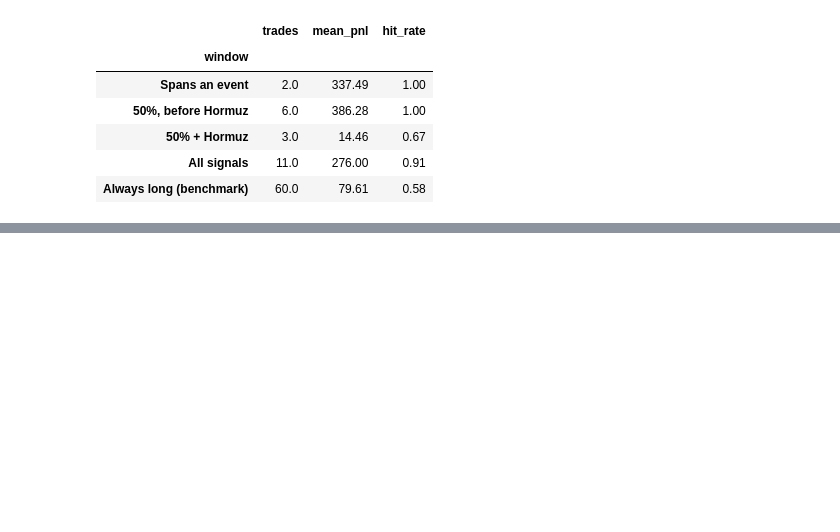
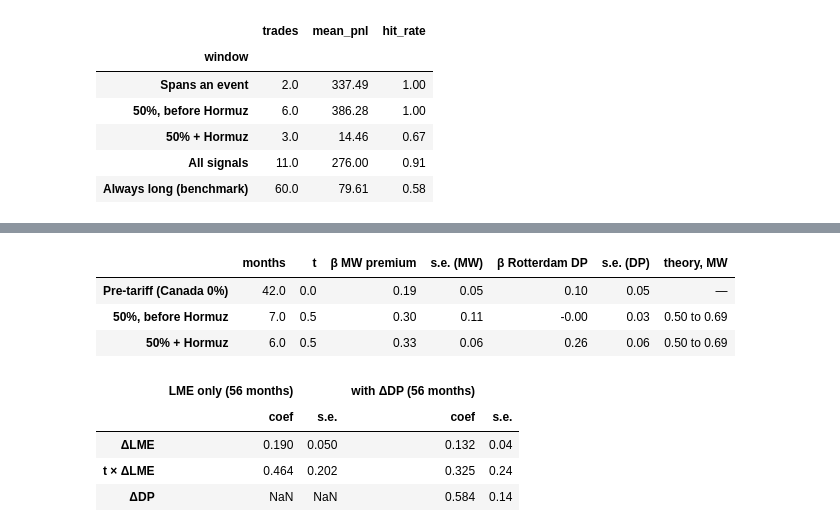
Before and after one commit to ricardo-sonda/al-mwp, a Jupyter notebook: notebook.ipynb, the cells around one changed output, grey strips where cells are left out. Cells and saved outputs as stored; diff of their text form; code cells hidden in the pictures; blank space fills up the shorter version.

Commit message:
added COMEX data, redid risk analysis

```diff
--- a/notebook.ipynb
+++ b/notebook.ipynb
@@ -1143,0 +1040,48 @@ Takeaway:
+# %%
+# Evidence 1, monthly spot: the premium's LME beta, i.e. the slope of Δ MW premium (monthly average) on Δ LME cash (monthly
+# average), by regime. Rotterdam DP is the control: it is priced off the same global market but faces no US tariff, so a
+# tight-market story raises both betas, while the tariff raises only the MW one (prediction 2).
+# Months whose change spans a tariff announcement or step (Feb–Apr and Jun–Jul 2025) are left out: the premium's jump in
+# those months is the tariff level changing, not an LME shock.
+def hac_ols(y, X, lags):
+    return sm.OLS(y, sm.add_constant(X), missing="drop").fit(cov_type="HAC", cov_kwds={"maxlags": lags})
+
+STEP_MONTHS = pd.to_datetime(["2025-02-01", "2025-03-01", "2025-04-01", "2025-06-01", "2025-07-01"])
+dmo = pd.concat([lme_m, dp_m, mwp_all], axis=1).diff().drop(STEP_MONTHS)
+dmo["t_ca"] = [tariff_rate(d, "Canada") for d in dmo.index]
+
+REGIMES_B = {"Pre-tariff (Canada 0%)": ("2021-08-01", "2025-01-01"),   # DP starts Jul 2021
+             "50%, before Hormuz":     ("2025-08-01", "2026-02-01"),
+             "50% + Hormuz":           ("2026-03-01", "2026-08-01")}
+beta_m = {}
+for k, (a, b) in REGIMES_B.items():
+    s = dmo.loc[a:b]
+    mw, eu = hac_ols(s["mwp"], s["lme"], 1), hac_ols(s["dp"], s["lme"], 1)
+    beta_m[k] = {"months": len(s), "t": s["t_ca"].mean(),
+                 "β MW premium": mw.params["lme"], "s.e. (MW)": mw.bse["lme"],
+                 "β Rotterdam DP": eu.params["lme"], "s.e. (DP)": eu.bse["lme"]}
+beta_m = pd.DataFrame(beta_m).T
+BETA_PRE = beta_m.loc["Pre-tariff (Canada 0%)", "β MW premium"]   # the indirect channel before the tariff
+beta_m["theory, MW"] = [f"{t:.2f} to {t + BETA_PRE:.2f}" if t else "—" for t in beta_m["t"]]
+
+# Pooled over all months: Δ MWP = a + b × ΔLME + c × (t × ΔLME). The duty link predicts c = 1 (each point of tariff adds a
+# point of LME beta); b is the indirect channel. The second version also holds the European premium fixed.
+pool = dmo.loc["2021-08-01":"2026-08-01"].dropna()
+X = pd.DataFrame({"ΔLME": pool["lme"], "t × ΔLME": pool["t_ca"] * pool["lme"]})
+pooled_fits = {f"LME only ({len(pool)} months)": hac_ols(pool["mwp"], X, 2),
+               f"with ΔDP ({len(pool)} months)": hac_ols(pool["mwp"], X.assign(ΔDP=pool["dp"]), 2)}
+pooled_b = pd.concat({k: pd.DataFrame({"coef": f.params, "s.e.": f.bse}).drop("const") for k, f in pooled_fits.items()},
+                     axis=1)
+
+display(beta_m.round(2))
+display(pooled_b.round(3))
+# %% [output]
+|  | months | t | β MW premium | s.e. (MW) | β Rotterdam DP | s.e. (DP) | theory, MW |
+| Pre-tariff (Canada 0%) | 42.0 | 0.0 | 0.19 | 0.05 | 0.10 | 0.05 | — |
+| 50%, before Hormuz | 7.0 | 0.5 | 0.30 | 0.11 | -0.00 | 0.03 | 0.50 to 0.69 |
+| 50% + Hormuz | 6.0 | 0.5 | 0.33 | 0.06 | 0.26 | 0.06 | 0.50 to 0.69 |
+|  | LME only (56 months) |  | with ΔDP (56 months) |  |
+|  | coef | s.e. | coef | s.e. |
+| ΔLME | 0.190 | 0.050 | 0.132 | 0.04 |
+| t × ΔLME | 0.464 | 0.202 | 0.325 | 0.24 |
+| ΔDP | NaN | NaN | 0.584 | 0.14 |
```
Also changed, not shown: parts of 7 cells of this notebook, 6 other files.
